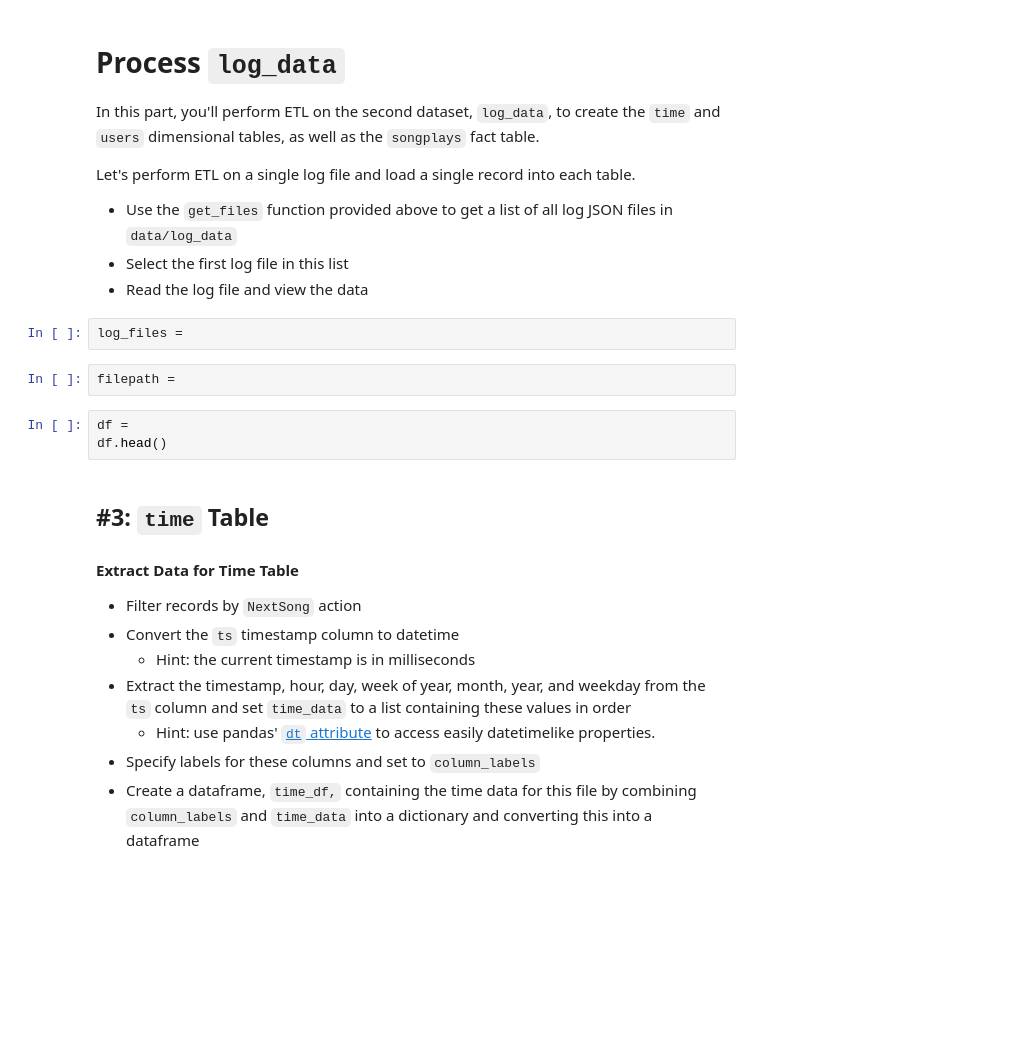
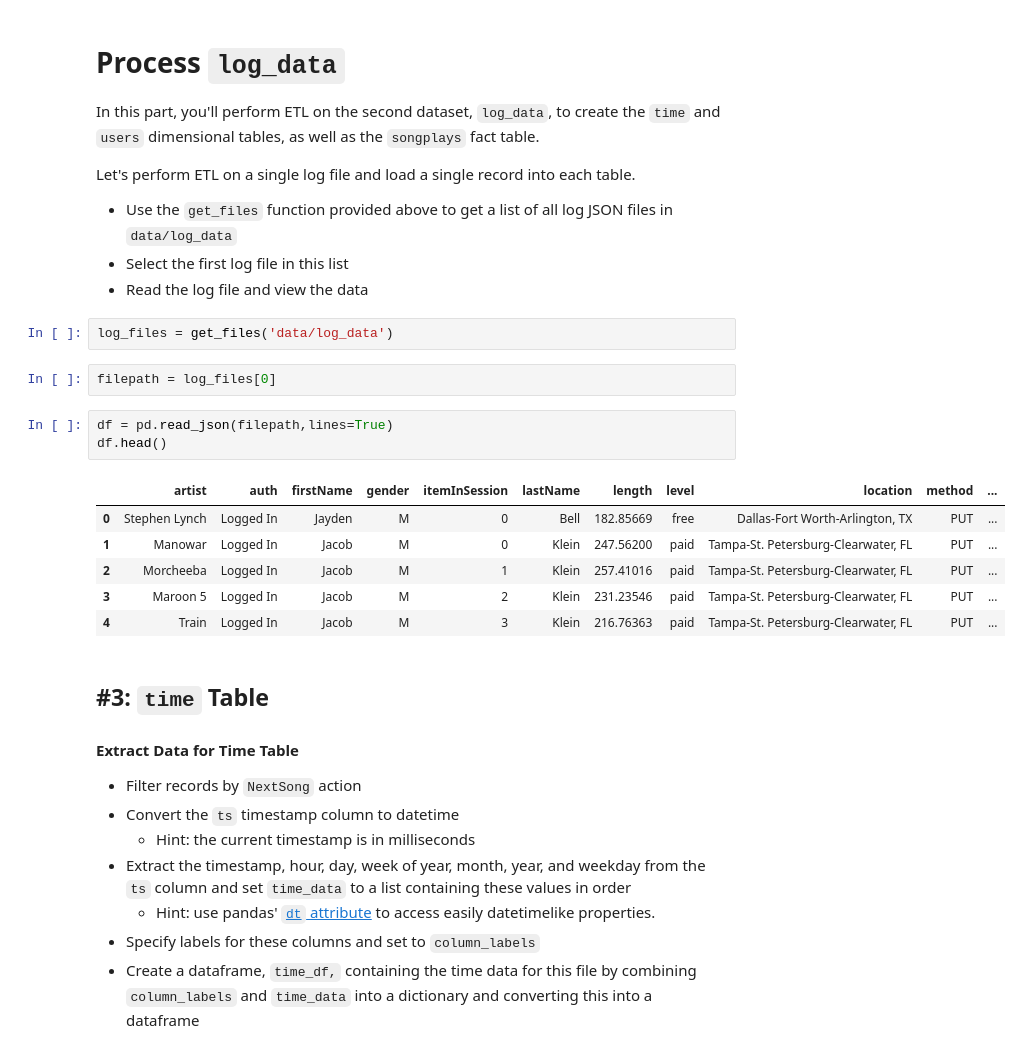
Before and after one commit to Abdulaziz-Q/Udacity-DEND-P1, a Jupyter notebook: etl.ipynb, the cells around one changed output. Cells and saved outputs as stored; diff of their text form; blank space fills up the shorter version.

```diff
--- a/etl.ipynb
+++ b/etl.ipynb
@@ -90,13 +87,20 @@ Let's perform ETL on a single log file and load a single record into each table.
 - Use the `get_files` function provided above to get a list of all log JSON files in `data/log_data`
 - Select the first log file in this list
 - Read the log file and view the data
-# %%
-log_files =
+# %%
+log_files = get_files('data/log_data')
 # %%
-filepath =
+filepath = log_files[0]
 # %%
-df =
+df = pd.read_json(filepath,lines=True)
 df.head()
+# %% [output]
+|  | artist | auth | firstName | gender | itemInSession | lastName | length | level | location | method | ... |
+| 0 | Stephen Lynch | Logged In | Jayden | M | 0 | Bell | 182.85669 | free | Dallas-Fort Worth-Arlington, TX | PUT | ... |
+| 1 | Manowar | Logged In | Jacob | M | 0 | Klein | 247.56200 | paid | Tampa-St. Petersburg-Clearwater, FL | PUT | ... |
+| 2 | Morcheeba | Logged In | Jacob | M | 1 | Klein | 257.41016 | paid | Tampa-St. Petersburg-Clearwater, FL | PUT | ... |
+| 3 | Maroon 5 | Logged In | Jacob | M | 2 | Klein | 231.23546 | paid | Tampa-St. Petersburg-Clearwater, FL | PUT | ... |
+| 4 | Train | Logged In | Jacob | M | 3 | Klein | 216.76363 | paid | Tampa-St. Petersburg-Clearwater, FL | PUT | ... |
 # %% [markdown]
 ## #3: `time` Table
 #### Extract Data for Time Table
```
Also changed, not shown: parts of 16 cells of this notebook, 1 other file.
